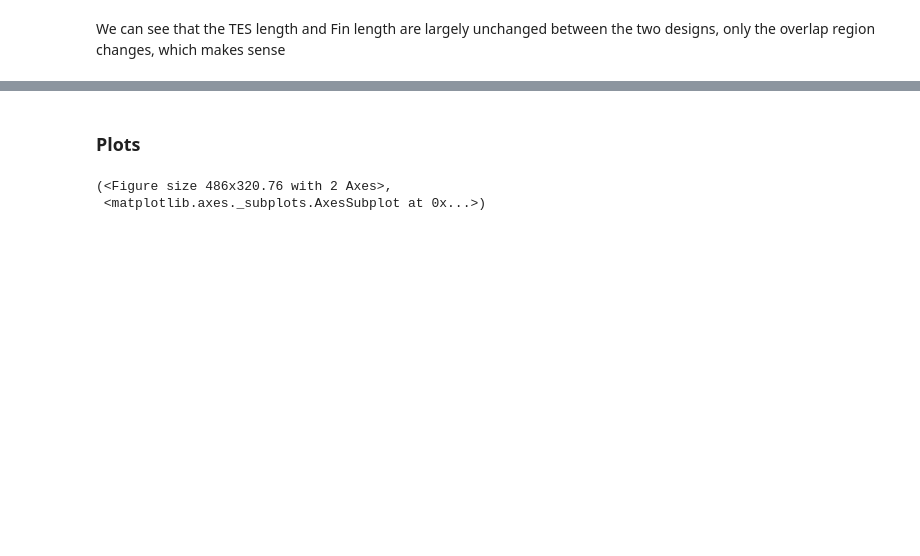
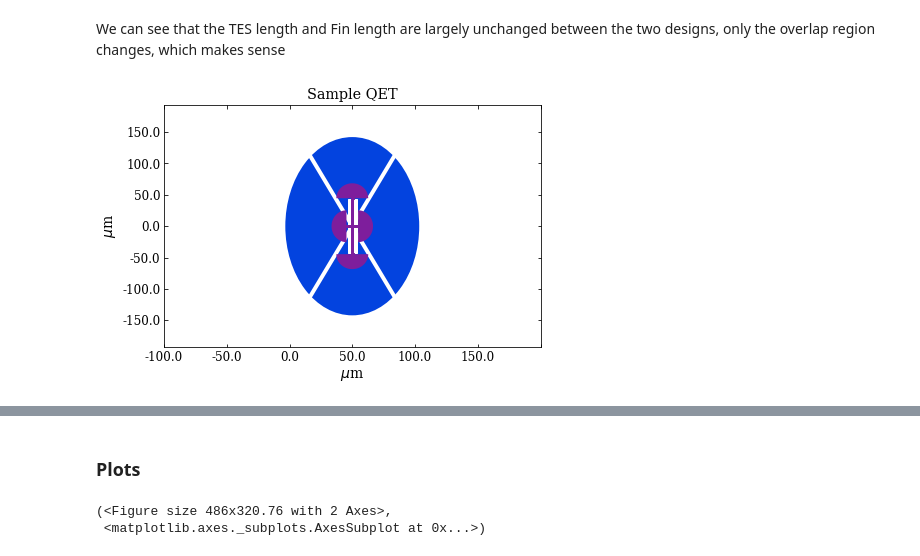
Before and after one commit to cwfink/cm_det_opt, a Jupyter notebook: 4_percent_cov.ipynb, the cells around one changed output, grey strips where cells are left out. Saved outputs shown, nothing was run; the diff lists cells and outputs as text; code cells hidden in the pictures; blank space fills up the shorter version.

```diff
--- a/4_percent_cov.ipynb
+++ b/4_percent_cov.ipynb
@@ -99,3 +97,7 @@ Phase margin = 236.7 [%] (phase_sep_length  - tes_length )/tes_length )
 ---------------------------------
 # %% [markdown]
 We can see that the TES length and Fin length are largely unchanged between the two designs, only the overlap region changes, which makes sense
+# %%
+det_opt_1.plot_qet()
+# %% [output]
+[figure, added]
```
Also changed, not shown: parts of 3 cells of this notebook.
